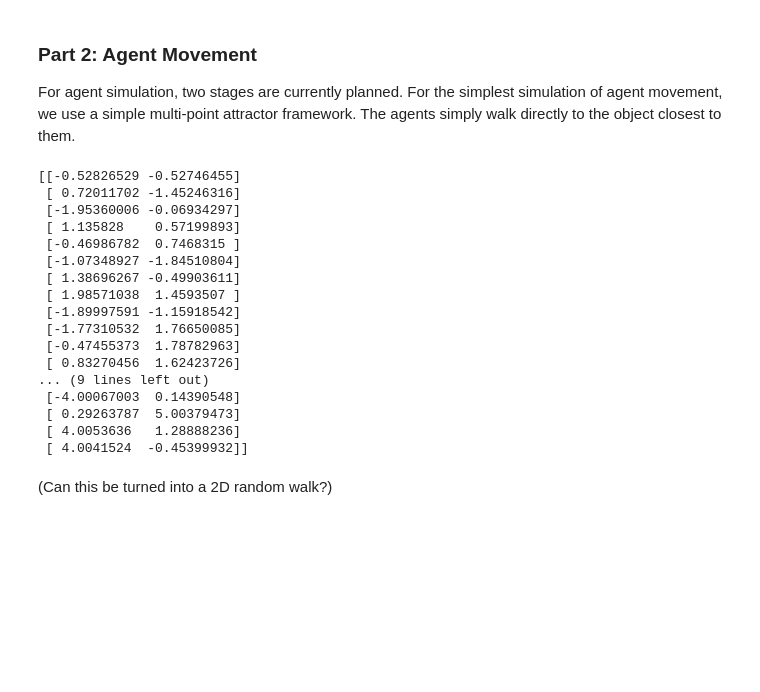
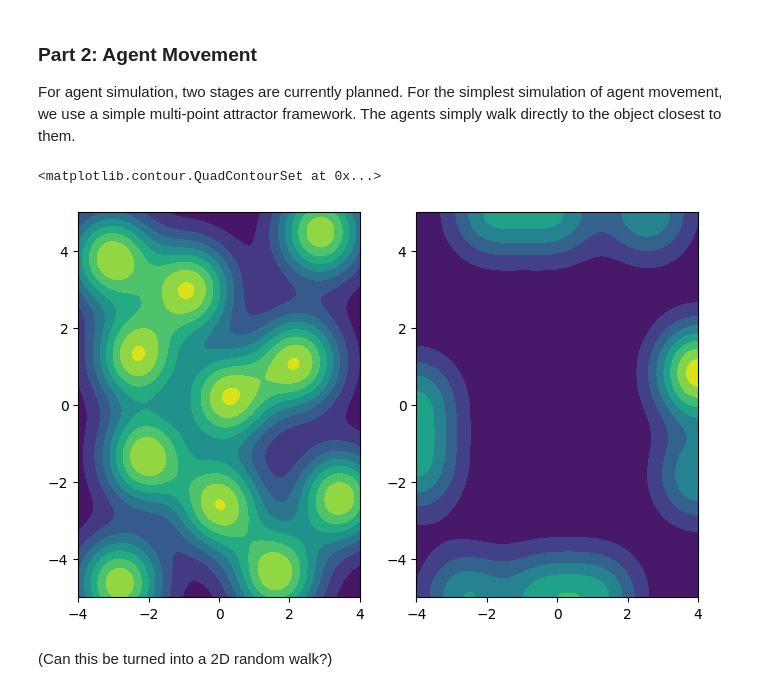
Before and after one commit to jerrymhuang/TogetherFlow, a Jupyter notebook: notebooks/simulator.ipynb, the cells around one changed output. Cells and saved outputs as stored; diff of their text form; code cells hidden in the pictures; blank space fills up the shorter version.

```diff
--- a/notebooks/simulator.ipynb
+++ b/notebooks/simulator.ipynb
@@ -259,28 +259,21 @@ def attract(agent_positions, object_positions, bound, dt = 0.001, max_time = 1.)
         t += dt
     return new_agent_positions
 # %%
-agents = sample_multiple_agent_positions(radius=0.25) * (l, w) - (hl, hw)
+agent_starts = sample_multiple_agent_positions(radius=0.25) * (l, w) - (hl, hw)
 objects = np.array([[1., 8.], [7., 1.], [-1., -8.], [-7., -2.]])
 
-agent_positions = attract(agents, objects, bound=[4, 5])
+agent_ends = attract(agent_starts, objects, bound=[4, 5])
+
+start_weights = sample_proximal_weights(grid, agent_starts, spread=0.75)
+end_weights = sample_proximal_weights(grid, agent_ends, spread=0.75)
+
+# Plotting this
+f, (ax1, ax2) = plt.subplots(1, 2, figsize=(2*hl, hw))
+ax1.contourf(x, y, start_weights)
+ax2.contourf(x, y, end_weights)
 # %% [output]
-[[-0.52826529 -0.52746455]
- [ 0.72011702 -1.45246316]
- [-1.95360006 -0.06934297]
- [ 1.135828    0.57199893]
- [-0.46986782  0.7468315 ]
- [-1.07348927 -1.84510804]
- [ 1.38696267 -0.49903611]
- [ 1.98571038  1.4593507 ]
- [-1.89997591 -1.15918542]
- [-1.77310532  1.76650085]
- [-0.47455373  1.78782963]
- [ 0.83270456  1.62423726]
-... (9 lines left out)
- [-4.00067003  0.14390548]
- [ 0.29263787  5.00379473]
- [ 4.0053636   1.28888236]
- [ 4.0041524  -0.45399932]]
+<matplotlib.contour.QuadContourSet at 0x...>
+[figure, added]
 # %% [markdown]
 (Can this be turned into a 2D random walk?)
 # %% [markdown]
```
Also changed, not shown: parts of 1 cell of this notebook.
